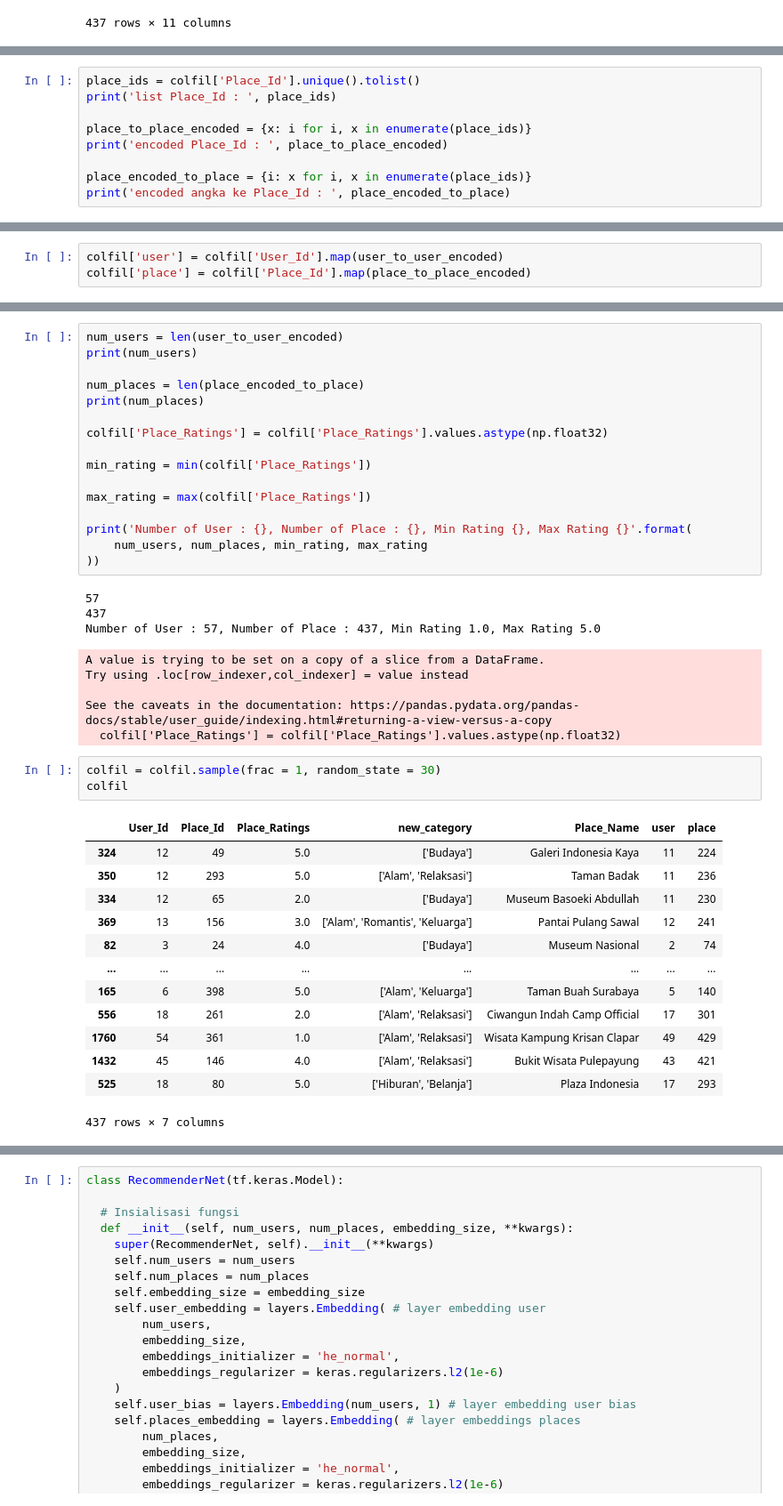
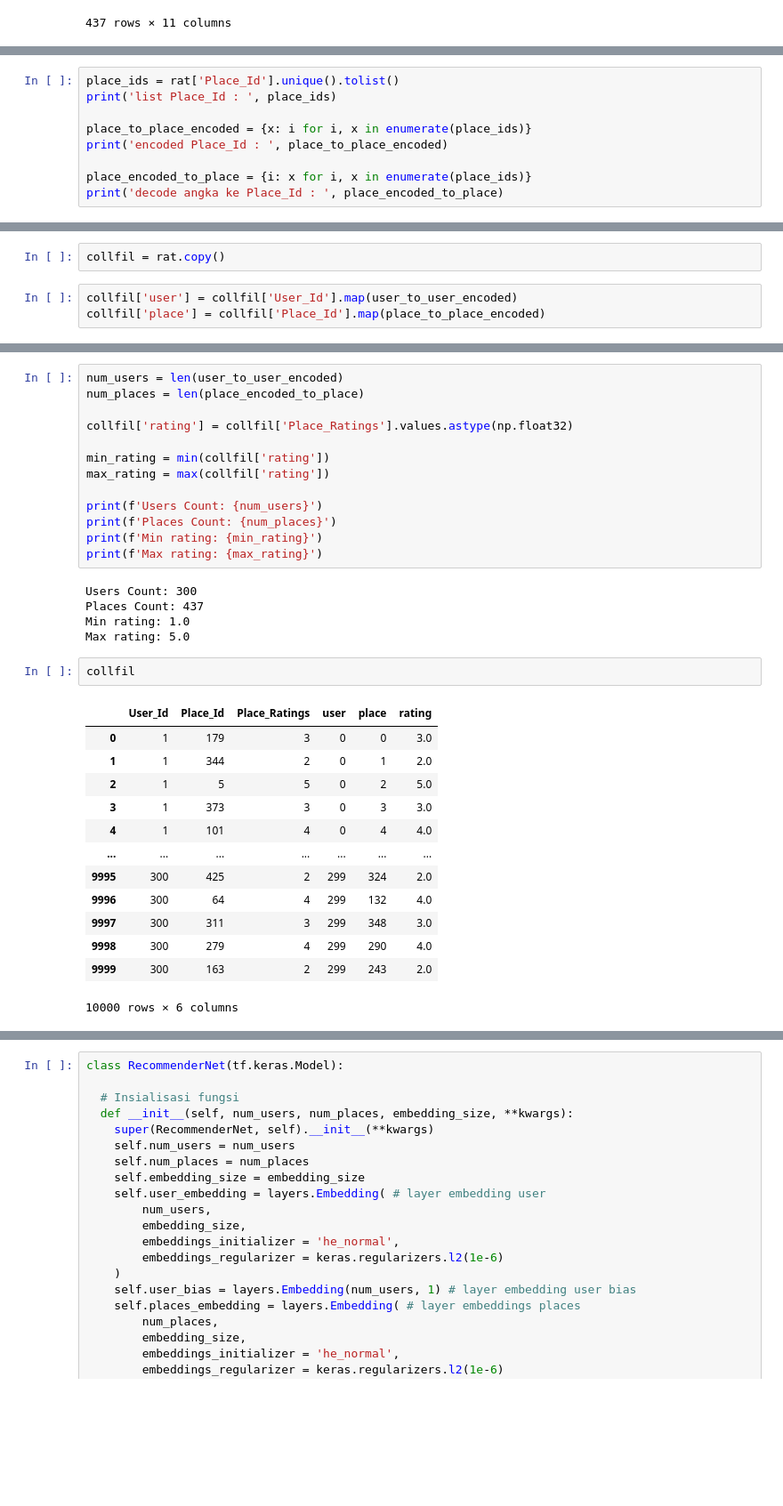
Before and after one commit to halowisata/ViVe-Machine-Learning, a Jupyter notebook: recommender/Collaborative Filtering with Predictions.ipynb, the cells around one changed output, grey strips where cells are left out. Shown: that part at 89% size. Saved outputs shown, nothing was run; the diff lists cells and outputs as text; blank space fills up the shorter version.

```diff
--- a/recommender/Collaborative Filtering with Predictions.ipynb
+++ b/recommender/Collaborative Filtering with Predictions.ipynb
@@ -147,12 +79,12 @@ encoded angka ke User_Id :  {0: 1, 1: 2, 2: 3, 3: 4, 4: 5, 5: 6, 6: 7, 7: 8, 8:
 # %%
-place_ids = colfil['Place_Id'].unique().tolist()
+place_ids = rat['Place_Id'].unique().tolist()
 print('list Place_Id : ', place_ids)
 
 place_to_place_encoded = {x: i for i, x in enumerate(place_ids)}
 print('encoded Place_Id : ', place_to_place_encoded)
 
 place_encoded_to_place = {i: x for i, x in enumerate(place_ids)}
-print('encoded angka ke Place_Id : ', place_encoded_to_place)
+print('decode angka ke Place_Id : ', place_encoded_to_place)
 # %% [output]
 list Place_Id :  [179, 344, 5, 373, 101, 312, 258, 20, 154, 393, 103, 208, 89, 405, 41, 336, 67, 292, 222, 76, 428, 15, 246, 265, 21, 328, 307, 302, 48, 147, 2, 322, 23, 85, 371, 78, 111, 107, 185, 41 ...
 encoded Place_Id :  {179: 0, 344: 1, 5: 2, 373: 3, 101: 4, 312: 5, 258: 6, 20: 7, 154: 8, 393: 9, 103: 10, 208: 11, 89: 12, 405: 13, 41: 14, 336: 15, 67: 16, 292: 17, 222: 18, 76: 19, 428: 20, 15: 21, ...
@@ -160,3 +108,5 @@ encoded angka ke Place_Id :  {0: 179, 1: 344, 2: 5, 3: 373, 4: 101, 5: 312, 6: 2
+# %%
+collfil = rat.copy()
 # %%
-colfil['user'] = colfil['User_Id'].map(user_to_user_encoded)
-colfil['place'] = colfil['Place_Id'].map(place_to_place_encoded)
+collfil['user'] = collfil['User_Id'].map(user_to_user_encoded)
+collfil['place'] = collfil['Place_Id'].map(place_to_place_encoded)
@@ -174,43 +113,35 @@ See the caveats in the documentation: https://pandas.pydata.org/pandas-docs/stab
 # %%
 num_users = len(user_to_user_encoded)
-print(num_users)
+num_places = len(place_encoded_to_place)
 
-num_places = len(place_encoded_to_place)
-print(num_places)
+collfil['rating'] = collfil['Place_Ratings'].values.astype(np.float32)
 
-colfil['Place_Ratings'] = colfil['Place_Ratings'].values.astype(np.float32)
+min_rating = min(collfil['rating'])
+max_rating = max(collfil['rating'])
 
-min_rating = min(colfil['Place_Ratings'])
-
-max_rating = max(colfil['Place_Ratings'])
-
-print('Number of User : {}, Number of Place : {}, Min Rating {}, Max Rating {}'.format(
-    num_users, num_places, min_rating, max_rating
-))
+print(f'Users Count: {num_users}')
+print(f'Places Count: {num_places}')
+print(f'Min rating: {min_rating}')
+print(f'Max rating: {max_rating}')
 # %% [output]
-57
-437
-Number of User : 57, Number of Place : 437, Min Rating 1.0, Max Rating 5.0
+Users Count: 300
+Places Count: 437
+Min rating: 1.0
+Max rating: 5.0
-A value is trying to be set on a copy of a slice from a DataFrame.
-Try using .loc[row_indexer,col_indexer] = value instead
-
-See the caveats in the documentation: https://pandas.pydata.org/pandas-docs/stable/user_guide/indexing.html#returning-a-view-versus-a-copy
-  colfil['Place_Ratings'] = colfil['Place_Ratings'].values.astype(np.float32)
-# %%
-colfil = colfil.sample(frac = 1, random_state = 30)
-colfil
-# %% [output]
-|  | User_Id | Place_Id | Place_Ratings | new_category | Place_Name | user | place |
-| 324 | 12 | 49 | 5.0 | ['Budaya'] | Galeri Indonesia Kaya | 11 | 224 |
-| 350 | 12 | 293 | 5.0 | ['Alam', 'Relaksasi'] | Taman Badak | 11 | 236 |
-| 334 | 12 | 65 | 2.0 | ['Budaya'] | Museum Basoeki Abdullah | 11 | 230 |
-| 369 | 13 | 156 | 3.0 | ['Alam', 'Romantis', 'Keluarga'] | Pantai Pulang Sawal | 12 | 241 |
-| 82 | 3 | 24 | 4.0 | ['Budaya'] | Museum Nasional | 2 | 74 |
-| ... | ... | ... | ... | ... | ... | ... | ... |
-| 165 | 6 | 398 | 5.0 | ['Alam', 'Keluarga'] | Taman Buah Surabaya | 5 | 140 |
-| 556 | 18 | 261 | 2.0 | ['Alam', 'Relaksasi'] | Ciwangun Indah Camp Official | 17 | 301 |
-| 1760 | 54 | 361 | 1.0 | ['Alam', 'Relaksasi'] | Wisata Kampung Krisan Clapar | 49 | 429 |
-| 1432 | 45 | 146 | 4.0 | ['Alam', 'Relaksasi'] | Bukit Wisata Pulepayung | 43 | 421 |
-| 525 | 18 | 80 | 5.0 | ['Hiburan', 'Belanja'] | Plaza Indonesia | 17 | 293 |
-437 rows × 7 columns
+# %%
+collfil
+# %% [output]
+|  | User_Id | Place_Id | Place_Ratings | user | place | rating |
+| 0 | 1 | 179 | 3 | 0 | 0 | 3.0 |
+| 1 | 1 | 344 | 2 | 0 | 1 | 2.0 |
+| 2 | 1 | 5 | 5 | 0 | 2 | 5.0 |
+| 3 | 1 | 373 | 3 | 0 | 3 | 3.0 |
+| 4 | 1 | 101 | 4 | 0 | 4 | 4.0 |
+| ... | ... | ... | ... | ... | ... | ... |
+| 9995 | 300 | 425 | 2 | 299 | 324 | 2.0 |
+| 9996 | 300 | 64 | 4 | 299 | 132 | 4.0 |
+| 9997 | 300 | 311 | 3 | 299 | 348 | 3.0 |
+| 9998 | 300 | 279 | 4 | 299 | 290 | 4.0 |
+| 9999 | 300 | 163 | 2 | 299 | 243 | 2.0 |
+10000 rows × 6 columns
 # %%
```
Also changed, not shown: parts of 22 cells of this notebook, 1 other file.
